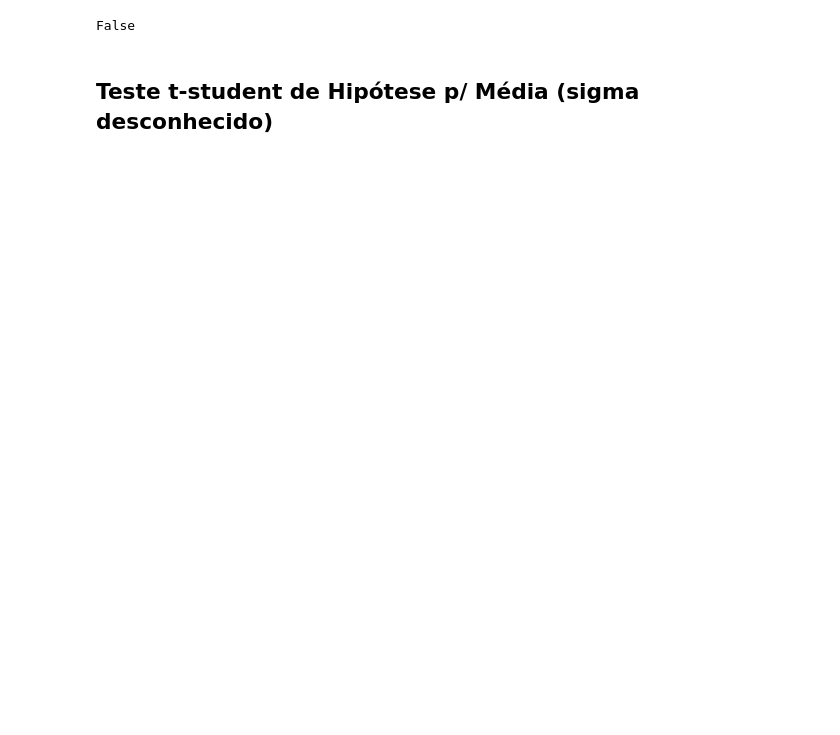
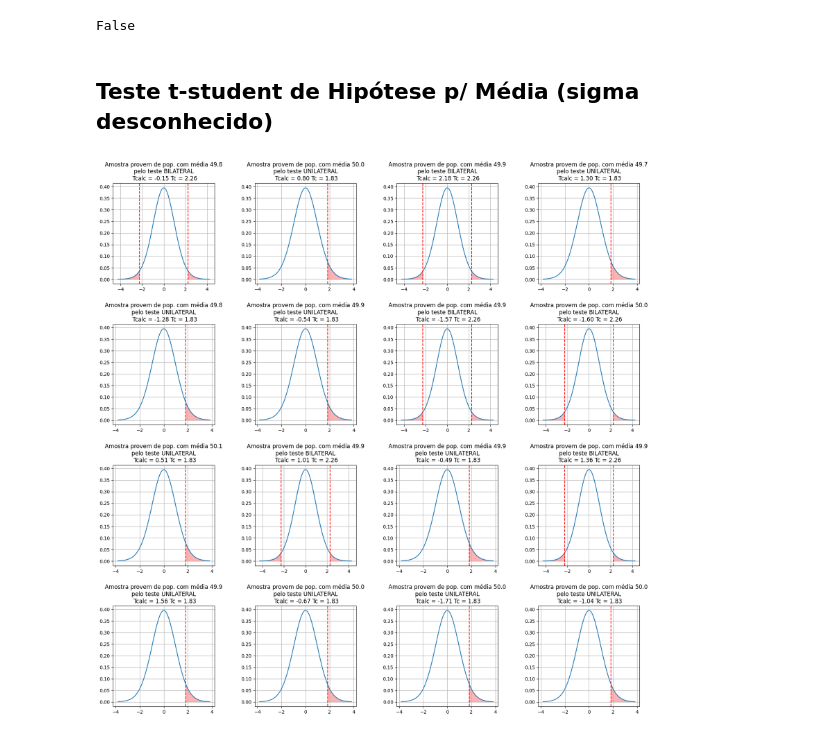
Before and after one commit to erlonL/testes-inferencia, a Jupyter notebook: Zscore.ipynb, the cells around one changed output. Saved outputs shown, nothing was run; the diff lists cells and outputs as text; code cells hidden in the pictures; blank space fills up the shorter version.

```diff
--- a/Zscore.ipynb
+++ b/Zscore.ipynb
@@ -175,22 +197,21 @@ tabela_t_student.rename_axis(['Unicaudal', 'Bicaudal'], axis=1, inplace = True)
 # %%
 def t_student(mu0, n, X, S, alpha, teste):
   Tcalc = (X - mu0) / (S / (n)**(1/2) )
-  Tc = tabela_t_student[alpha].iloc[(n-1)-1][0]
 
   if teste == 'UNILATERAL':
-
+    Tc = stats.t.ppf(1-alpha, n-1)
     if Tcalc < Tc:
-      print("Não temos evidências para rejeitar H0")
+      #print("Não temos evidências para rejeitar H0")
       return True
     else:
-      print("temos evidências para rejeitar H0")
+      #print("temos evidências para rejeitar H0")
       return False
 
   elif teste == 'BILATERAL':
-
+    Tc = stats.t.ppf(1-(alpha/2), n-1)
     if Tcalc > -Tc or Tcalc < Tc:
-      print("Não temos evidências para rejeitar H0")
+      #print("Não temos evidências para rejeitar H0")
       return True
     else:
-      print("Temos evidências para rejeitar H0")
+      #print("Temos evidências para rejeitar H0")
       return False
@@ -196,0 +241,71 @@ def t_student(mu0, n, X, S, alpha, teste):
+# %%
+tipo = ['UNILATERAL', 'BILATERAL']
+rdf = pd.DataFrame()
+is_accepted = []
+is_accepted_test = []
+
+fig, axs = plt.subplots(nrows=4, ncols=4, figsize=(20, 20))
+plt.subplots_adjust(wspace=0.4, hspace=0.4)
+
+for h in range(4):
+  is_accepted_child = []
+  is_accepted_test_child = []
+  for j in range(4):
+    populacao = treat_values(generate_normal_random_values(5000, 0, 100))
+    amostra = treat_values(generate_normal_random_values(10, 0, 100))
+
+    media_pop, var_pop, dp_pop, cont_pop = statistics(populacao)
+    media_am, var_am, dp_am, cont_am = statistics(amostra)
+
+    teste = random.choice(tipo)
+    alpha = 0.050
+
+    Tcalc = (media_am - media_pop) / (dp_am / (cont_am)**(1/2) )
+    if teste == 'UNILATERAL':
+      Tc = stats.t.ppf(1-alpha, cont_am-1)
+    elif teste == 'BILATERAL':
+      Tc = stats.t.ppf(1-(alpha/2), cont_am-1)
+
+    is_accepted_child.append(t_student(media_pop, cont_am, media_am, dp_am, alpha, teste))
+
+    if(is_accepted_child[j]):
+      axs[h][j].set_title(f'Amostra provem de pop. com média {media_pop:.1f}\n pelo teste {teste} \n Tcalc = {Tcalc:.2f} Tc = {Tc:.2f}')
+    else:
+      axs[h][j].set_title(f'Amostra NÃO provem de pop. com média {media_pop:.1f}\n pelo teste {teste}\n Tcalc = {Tcalc:.2f} Tc = {Tc:.2f}')
+
+    lim = abs(Tc) + 2
+    x = np.linspace(-lim, lim, 1000)
+    y = stats.t.pdf(x, df=n-1)
+
+    if teste == 'UNILATERAL':
+      axs[h][j].plot(x, y, label=f'Distribuição t ({cont_am-1} graus de liberdade)')
+      axs[h][j].axvline(Tc, color='red', linestyle='--', label=f'Valor crítico de t: {Tc:.3f}')
+      axs[h][j].fill_between(x, 0, y, where=(x >= Tc), color='red', alpha=0.3)
+      axs[h][j].grid(True)
+
+    elif teste == 'BILATERAL':
+      axs[h][j].plot(x, y, label=f'Distribuição t ({cont_am-1} graus de liberdade)')
+      axs[h][j].axvline(Tc, color='red', linestyle='--', label=f'Valor crítico de t: {Tc:.3f}')
+      axs[h][j].axvline(-Tc, color='red', linestyle='--', label=f'Valor crítico de t: {Tc:.3f}')
+      axs[h][j].fill_between(x, 0, y, where=(x >= Tc), color='red', alpha=0.3)
+      axs[h][j].fill_between(x, 0, y, where=(x <= -Tc), color='red', alpha=0.3)
+      axs[h][j].grid(True)
+
+    linha = {}
+    linha['N amostral'] = cont_am
+    linha['Média populacional'] = media_pop
+    linha['Média amostral'] = media_am
+    linha['Desvio Padrão amostral'] = dp_am
+    linha['Tcalc'] = Tcalc
+    linha['Tcritico'] = Tc
+    linha['Teste'] = teste
+    linha['Resultado'] = is_accepted_child[j]
+
+    rdf = pd.concat([rdf, pd.DataFrame([linha])])
+
+  is_accepted.append(is_accepted_child)
+  is_accepted_test.append(is_accepted_test_child)
+
+plt.show()
+# %% [output]
+[figure, added]
```
Also changed, not shown: parts of 20 cells of this notebook.
